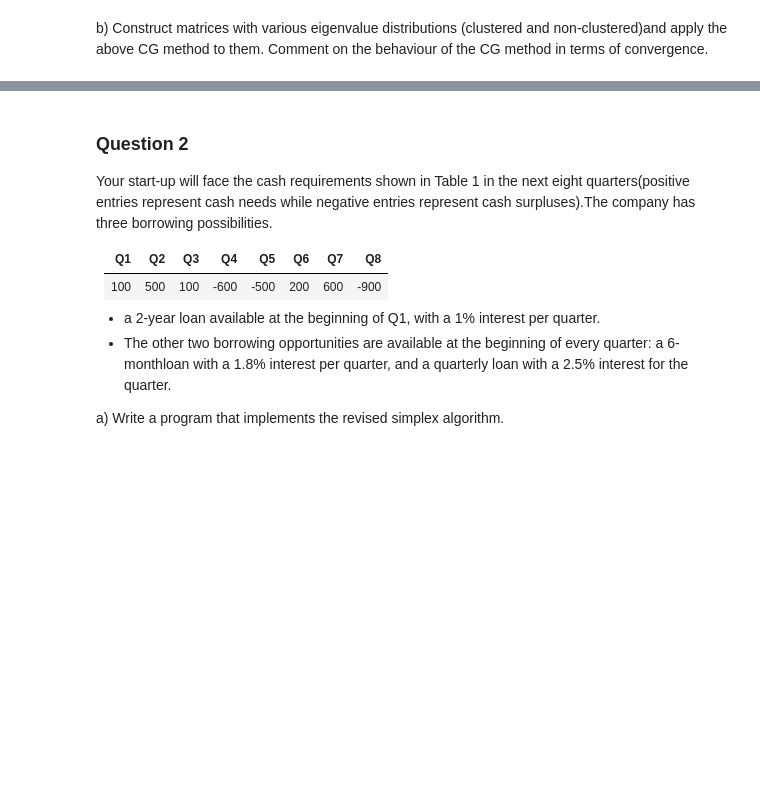
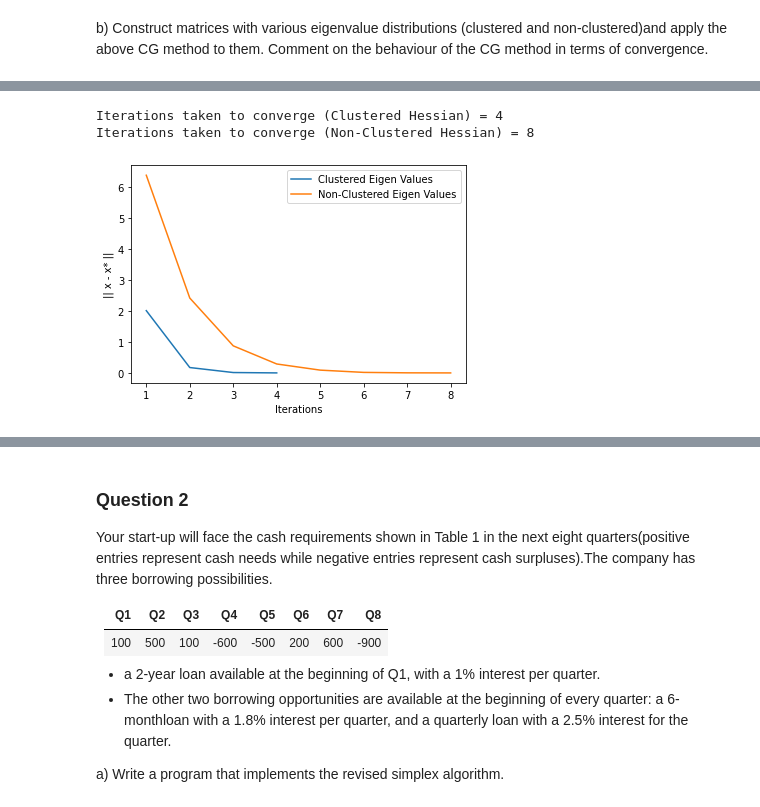
Before and after one commit to JACOBIN-SCTCS/Numerical-Optimization, a Jupyter notebook: Assignment2/Assignment2.ipynb, the cells around one changed output, grey strips where cells are left out. Saved outputs shown, nothing was run; the diff lists cells and outputs as text; code cells hidden in the pictures; blank space fills up the shorter version.

```diff
--- a/Assignment2/Assignment2.ipynb
+++ b/Assignment2/Assignment2.ipynb
@@ -4,6 +4,7 @@
 a) Code the Conjugate Gradient Method and apply it to solve a simple $$Hx=b$$ system, with H’s dimension as 10×10.
 # %%
 import numpy as np
+import matplotlib.pyplot as plt
 
 # Threshhold for the gradient for termination
 epsilon_threshhold = 0.001
@@ -17,6 +18,8 @@ def conjugate_gradient(H,b,initial_point = np.array([[3],[1]])):
     p_k = -r_k
 
     iterations = 0
+    iterates = []
+    iterates.append(x_k.copy())
     while np.linalg.norm(r_k) > epsilon_threshhold:
 
         # Calculate the exact step length to take in the descent direction
@@ -37,9 +40,10 @@ def conjugate_gradient(H,b,initial_point = np.array([[3],[1]])):
 
         # The new Conjugate Descent Direction
         p_k = -r_k + b_k*p_k
+        iterates.append(x_k.copy())
         iterations+=1
 
-    return iterations,x_k
+    return iterations,x_k,iterates
 # %%
 # H (10*10 Matrix)
 H = np.array([ [27,    4,    -4,   -12,    -3,    -3,     6,   -13,     5,     9],
@@ -88,0 +136,31 @@ b) Construct  matrices  with  various  eigenvalue  distributions  (clustered  an
+# %%
+# Obtain the solutions from the Conjugate Desecent method
+it_cl,ans_cl,iterates_cl = conjugate_gradient(clustered_H,b,initial_point)
+it_ncl,ans_ncl,iterates_ncl = conjugate_gradient(non_clustered_H,b,initial_point)
+
+print("Iterations taken to converge (Clustered Hessian) = " + str(it_cl))
+print("Iterations taken to converge (Non-Clustered Hessian) = " + str(it_ncl))
+# %% [output]
+Iterations taken to converge (Clustered Hessian) = 4
+Iterations taken to converge (Non-Clustered Hessian) = 8
+# %%
+distance_to_optima_cl = []
+distance_to_optima_ncl = []
+
+for i in range(len(iterates_cl)):
+    distance_to_optima_cl.append(np.linalg.norm(iterates_cl[i]- optimal_solution_clustered))
+
+for i in range(len(iterates_ncl)):
+    distance_to_optima_ncl.append(np.linalg.norm(iterates_ncl[i]-optimal_solution_non_clustered))
+
+indices_1 = np.arange(len(distance_to_optima_cl))
+plt.plot(indices_1[1:],distance_to_optima_cl[1:],label='Clustered Eigen Values')
+indices_2 = np.arange(len(distance_to_optima_ncl))
+plt.plot(indices_2[1:],distance_to_optima_ncl[1:],label='Non-Clustered Eigen Values')
+
+plt.xlabel("Iterations")
+plt.ylabel("|| x - x* ||")
+plt.legend(loc='upper right')
+plt.show()
+# %% [output]
+[figure, added]
```
Also changed, not shown: parts of 11 cells of this notebook.
